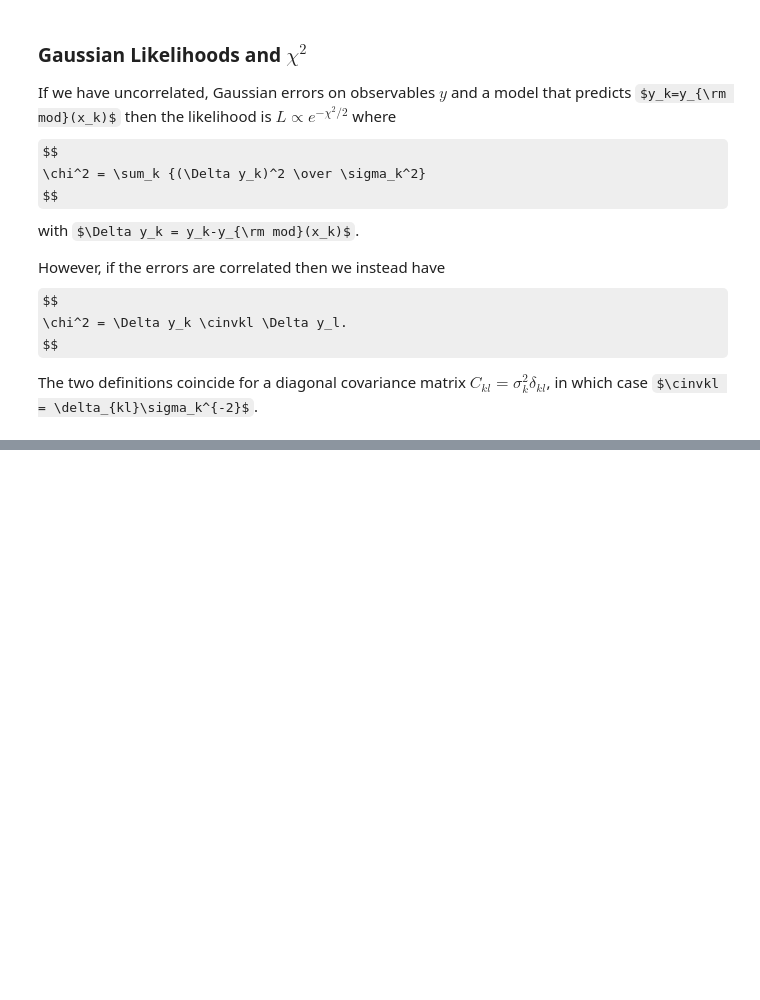
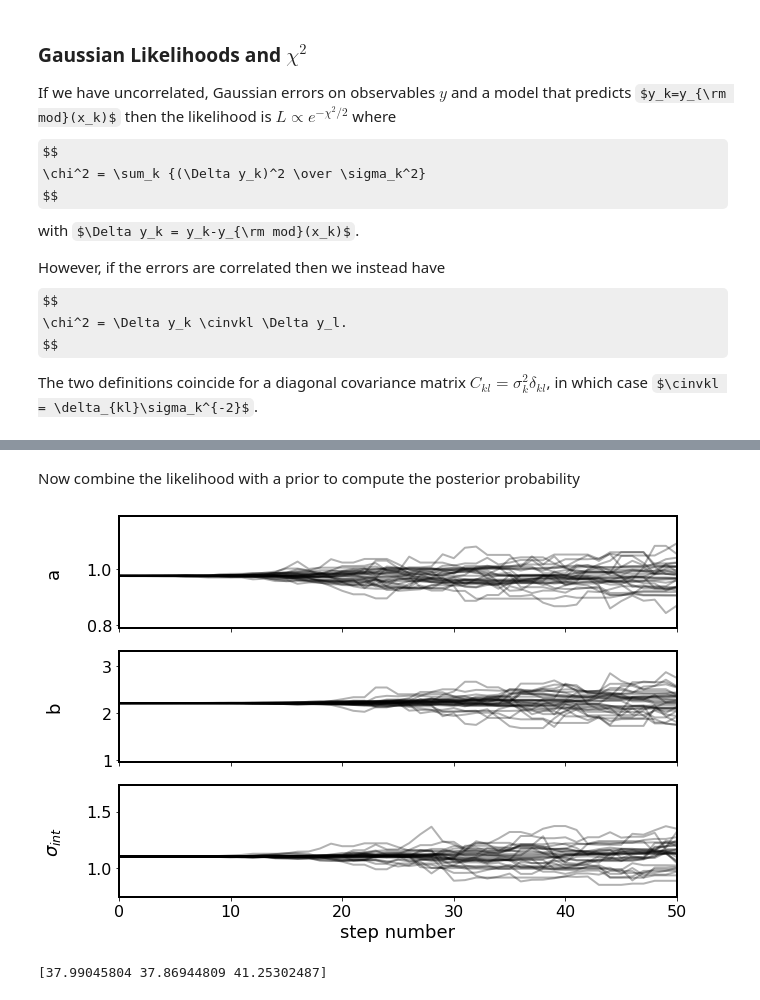
Before and after one commit to paulmartini/NSMA, a Jupyter notebook: Lectures/CorrelatedErrors.ipynb, the cells around one changed output, grey strips where cells are left out. Drawn from its saved outputs; the diff is of its cells as text; code cells hidden in the pictures; some formulas as TeX source; blank space fills up the shorter version.

```diff
--- a/Lectures/CorrelatedErrors.ipynb
+++ b/Lectures/CorrelatedErrors.ipynb
@@ -242,0 +364,56 @@ not a computationally efficient way to find the parameter PDF.
+# %% [markdown]
+Now combine the likelihood with a prior to compute the posterior probability
+# %%
+def log_prior(theta):
+    am, bm, sigm = theta
+    if 0 < am < 5 and -5 < bm < 10 and -10 < np.log(sigm)  < 1:
+        return 0.
+    return -np.inf
+
+def lnprob(theta, xhat_i, yhat_i, sig_x_i, sig_y_i):
+    '''
+    observations: xhat_i, yhat_i
+    uncertainties: sig_x_i, sig_y_i
+    model parameters:
+       am * x + bm with intrinsic scatter sigma
+    '''
+    lp = log_prior(theta)
+    if not np.isfinite(lp):
+        return -np.info
+    return lp + lnlike(theta, xhat_i, yhat_i, sig_x_i, sig_y_i)
+# %%
+# Use emcee to sample the posterior pdf
+
+pos = result.x + 1e-4 * np.random.randn(32, 3)
+nwalkers, ndim = pos.shape
+
+sampler = emcee.EnsembleSampler(
+    nwalkers, ndim, lnprob, args=(xhat_i, yhat_i, sig_x_i, sig_y_i)
+)
+sampler.run_mcmc(pos, 5000, progress=True);
+# %%
+# Initially the walkers are close to the maximum likelihood values, yet after about
+# 40 steps or so they have 'forgotten' that initial value and start to sample the
+# full range
+
+fig, axes = plt.subplots(3, figsize=(10, 7), sharex=True)
+samples = sampler.get_chain()
+labels = ["a", "b", r"$\sigma_{int}$"]
+for i in range(ndim):
+    ax = axes[i]
+    ax.plot(samples[:, :, i], "k", alpha=0.3)
+    ax.set_xlim(0, 0.01*len(samples))
+    ax.set_ylabel(labels[i])
+    ax.yaxis.set_label_coords(-0.1, 0.5)
+
+axes[-1].set_xlabel("step number");
+# %% [output]
+[figure, added]
+# %%
+# Here is an estimate of the 'autocorrelation time,' which is a measure of
+# how long it takes before the variations have stabilized. This initial time is
+# also called 'burn in.'
+tau = sampler.get_autocorr_time()
+print(tau)
+# %% [output]
+[37.99045804 37.86944809 41.25302487]
```
Also changed, not shown: parts of 15 cells of this notebook.
